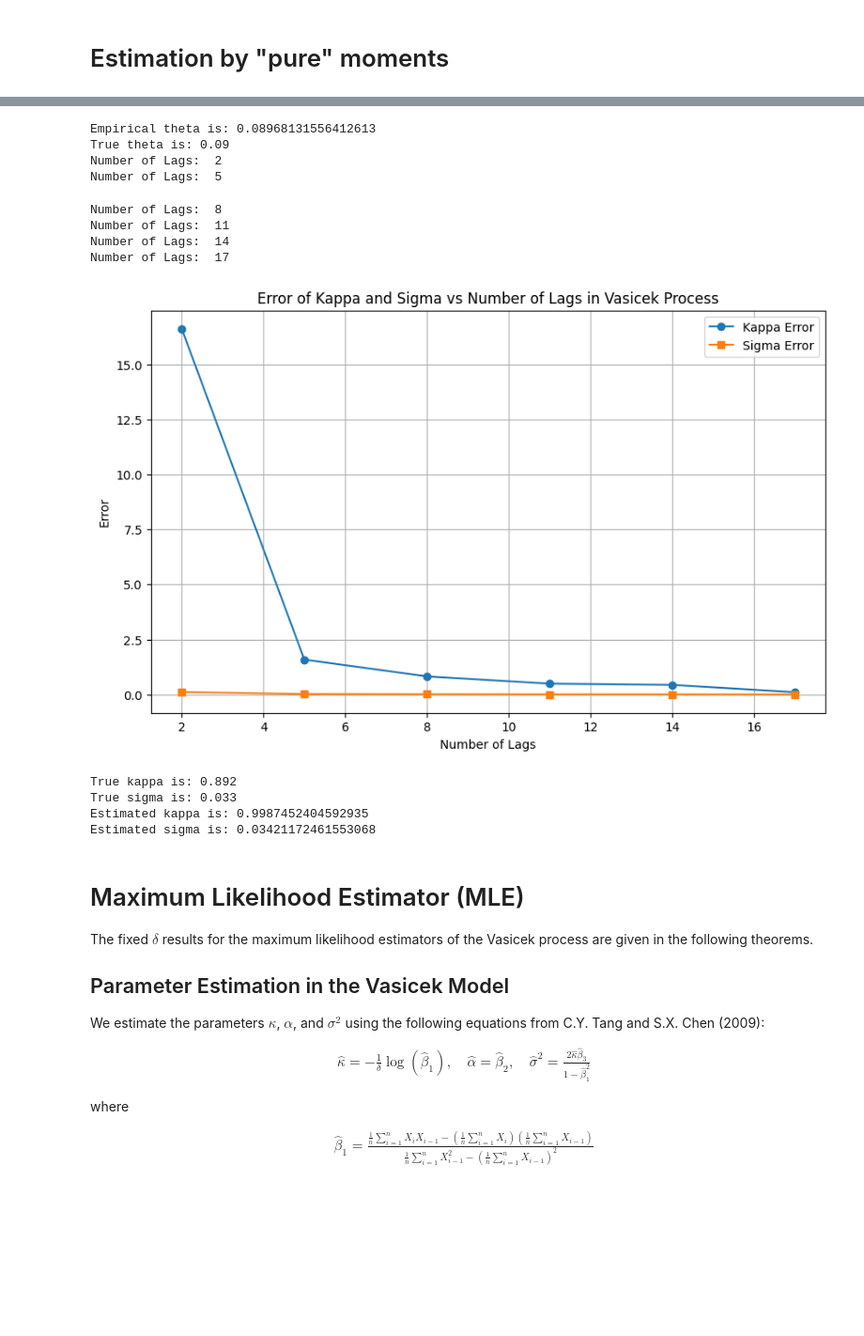
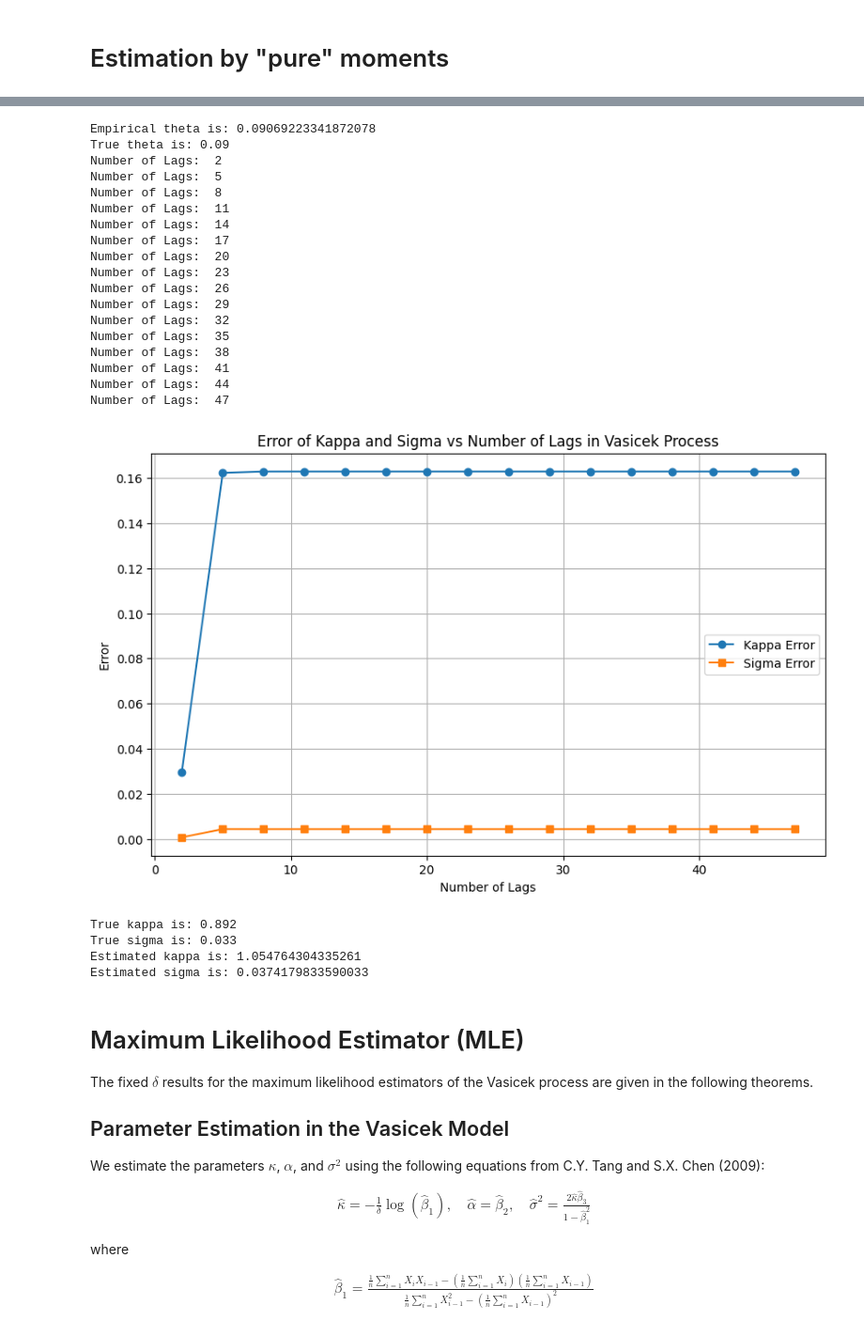
Before and after one commit to Hassen214/Project-IMI, a Jupyter notebook: Code.ipynb, the cells around one changed output, grey strips where cells are left out. Shown at 94% size. Cells and saved outputs as stored; diff of their text form; code cells hidden in the pictures; blank space fills up the shorter version.

```diff
--- a/Code.ipynb
+++ b/Code.ipynb
@@ -554,6 +615,9 @@ s = 0
 for i in range(len(trajectory)) :
     trajectory[i] =trajectory[i]
 # %%
+from scipy.optimize import minimize
+import numpy as np
+
 # Theoretical covariance function
 def theoretical_covariance(h, kappa, sigma):
     return (sigma**2 / (2 * kappa)) * np.exp(-kappa * h)
@@ -566,24 +630,28 @@ def empirical_covariance(X, n, T, theta_emp, h):
         cov += (X[k] * X[k + k0]) / (n - k0)
     return cov - theta_emp**2
 
-# Function to estimate kappa and sigma
-p0 = [3.9, 1.5]  # Initial guesses for kappa and sigma
+# Function to estimate kappa and sigma using minimization
+def estimate_kappa_sigma(X, n, T, theta_emp, lags):
+    # Compute empirical covariance for the given lags
+    covariances = np.array([empirical_covariance(X, n, T, theta_emp, h) for h in lags])
 
-def estimate_kappa_sigma(X, n, T, theta_emp, lags):
-    def emp_cov(X, h):
-        return empirical_covariance(X, n, T, theta_emp, h)
+    # Loss function to minimize
+    def loss(params):
+        kappa, sigma = params
+        return np.sum((covariances - theoretical_covariance(lags, kappa, sigma)) ** 2)
 
-    # Calculate empirical covariances for the given lags
-    covariances = np.array([emp_cov(X, h) for h in lags])
+    # Initial guesses and bounds
+    bounds = [(1e-6, None), (1e-6, None)]  # Ensure positive kappa and sigma
 
-    # Fit the theoretical covariance function to the empirical covariances
-    bounds = ([0, 0], [np.inf, np.inf])  # Ensure positive kappa and sigma
-    params, _ = curve_fit(
-        lambda h, kappa, sigma: theoretical_covariance(h, kappa, sigma),
-        lags,
-        covariances,
-        p0=p0,
-        bounds=bounds,
-    )
-    kappa, sigma = params
-    return kappa, sigma
+    # Use multiple random initializations
+    best_params = None
+    best_loss = float('inf')
+    np.random.seed(42)  # For reproducibility
+    for _ in range(10):
+        initial_guess = np.random.uniform(0.1, 1, size=2)  # Randomized start points
+        res = minimize(loss, initial_guess, method='L-BFGS-B', bounds=bounds)
+        if res.fun < best_loss:
+            best_loss = res.fun
+            best_params = res.x
+
+    return best_params[0], best_params[1]
@@ -612,47 +663,57 @@ print("Empirical theta is:", theta_emp)
 print("True theta is:", theta_true)
 
 # Define the range of lags
-num_lags_list = np.arange(2, 20,3)  # Start with 20, increase by 20, up to 200
+num_lags_list = np.arange(2, 50,3)  # Start with 20, increase by 20, up to 200
 kappa_errors = []
 sigma_errors = []
 kappa_est = -1
 sigma_est = -1
 # Loop over the number of lags to calculate errors
 for num_lags in num_lags_list:
     print("Number of Lags: ", num_lags)
     lags = np.array([i * T / n for i in range(num_lags)])  # Define lags
     kappa_est, sigma_est = estimate_kappa_sigma(trajectory, n, T, theta_emp, lags)
     kappa_errors.append(np.abs(kappa_est - kappa_true))  # Absolute error for kappa
     sigma_errors.append(np.abs(sigma_est - sigma_true))  # Absolute error for sigma
 
 # Plot the errors
 plt.figure(figsize=(10, 6))
 plt.plot(num_lags_list, kappa_errors, label='Kappa Error', marker='o')
 plt.plot(num_lags_list, sigma_errors, label='Sigma Error', marker='s')
 plt.xlabel('Number of Lags')
 plt.ylabel('Error')
 plt.title('Error of Kappa and Sigma vs Number of Lags in Vasicek Process')
 plt.legend()
 plt.grid(True)
 plt.show()
 print("True kappa is:", kappa_true)
 print("True sigma is:", sigma_true)
 print("Estimated kappa is:", kappa_est)
 print("Estimated sigma is:", sigma_est)
 # %% [output]
-Empirical theta is: 0.08968131556412613
+Empirical theta is: 0.09069223341872078
 True theta is: 0.09
 Number of Lags:  2
 Number of Lags:  5
+Number of Lags:  8
+Number of Lags:  11
+Number of Lags:  14
+Number of Lags:  17
+Number of Lags:  20
+Number of Lags:  23
+Number of Lags:  26
+Number of Lags:  29
+Number of Lags:  32
+Number of Lags:  35
+Number of Lags:  38
+Number of Lags:  41
+Number of Lags:  44
+Number of Lags:  47
+[figure, new version]
-Number of Lags:  8
-Number of Lags:  11
-Number of Lags:  14
-Number of Lags:  17
+True kappa is: 0.892
+True sigma is: 0.033
+Estimated kappa is: 1.054764304335261
+Estimated sigma is: 0.0374179833590033
-[figure, old version]
-True kappa is: 0.892
-True sigma is: 0.033
-Estimated kappa is: 0.9987452404592935
-Estimated sigma is: 0.03421172461553068
 # %% [markdown]
 <h1>Maximum Likelihood Estimator (MLE)</h1>
 
```
Also changed, not shown: parts of 21 cells of this notebook.
